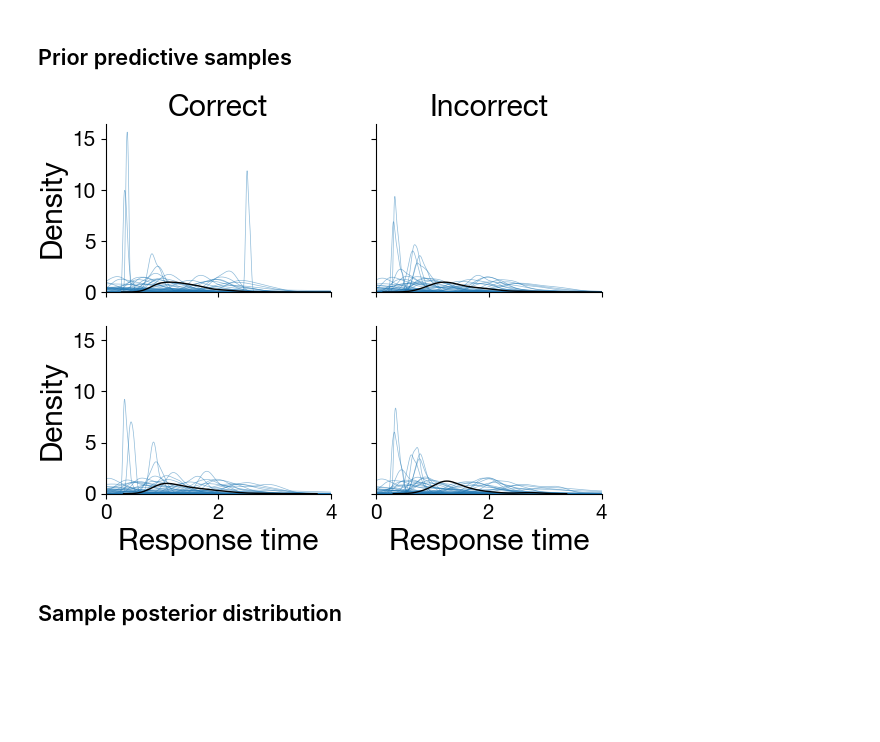
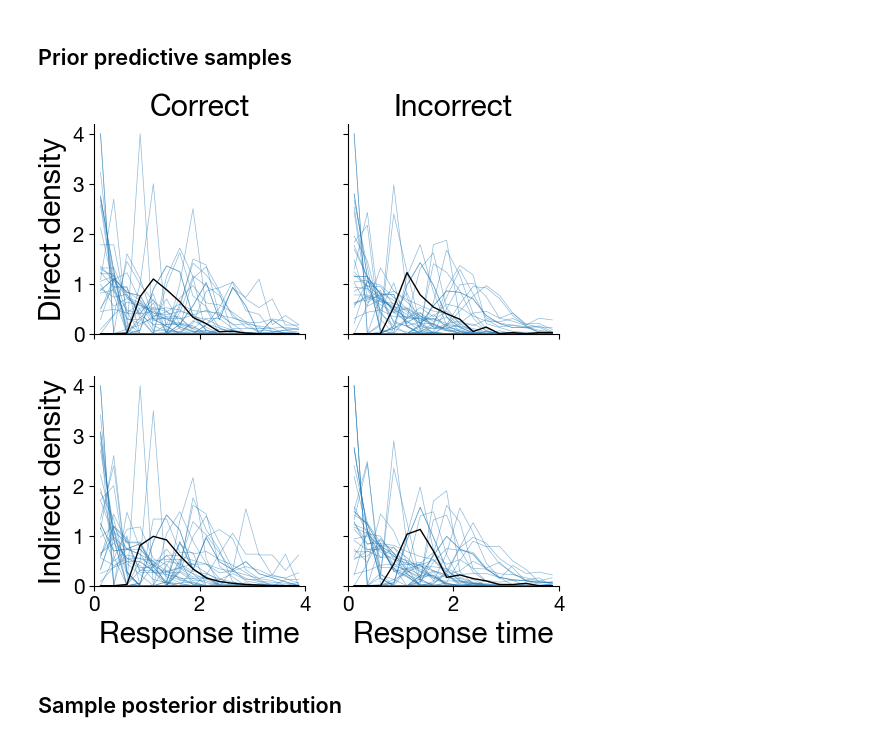
Before and after one commit to prestonlab/devreact, a Jupyter notebook: jupyter/test_recovery_3afc_single.ipynb, the cells around one changed output. Saved outputs shown, nothing was run; the diff lists cells and outputs as text; code cells hidden in the pictures; blank space fills up the shorter version.

```diff
--- a/jupyter/test_recovery_3afc_single.ipynb
+++ b/jupyter/test_recovery_3afc_single.ipynb
@@ -80,26 +80,7 @@ samples = pp.prior_predictive.stack({'sample': ['chain', 'draw']})
-# %%
-fig, ax = plt.subplots(2, 2, sharex=True, sharey=True)
-ppc_kwargs = {'linewidth': 0.5, 'alpha': 0.5, 'color': 'C0', 'warn_singular': False}
-obs_kwargs = {'linewidth': 1, 'color': 'k'}
-for i in range(50):
-    sample = samples.isel(sample=i)
-    responses = sample.sel(component='response').response.values
-    times = sample.sel(component='response_time').response.values
-    for i, N in enumerate([1, 2]):
-        for j, R in enumerate([1, 0]):
-            sns.kdeplot(times[(n == N) & (responses == R)], ax=ax[i, j], **ppc_kwargs)
-
-responses = pp.observed_data.sel(component='response').response.values
-times = pp.observed_data.sel(component='response_time').response.values
-for i, N in enumerate([1, 2]):
-    for j, R in enumerate([1, 0]):
-        sns.kdeplot(times[(n == N) & (responses == R)], ax=ax[i, j], **obs_kwargs)
-ax[0, 0].set(title='Correct', xlabel='Response time', xlim=[0, 4])
-ax[0, 1].set(title='Incorrect', xlabel='Response time', xlim=[0, 4]);
-ax[1, 0].set(xlabel='Response time')
-ax[1, 1].set(xlabel='Response time');
-# %% [output]
-[figure, removed]
+# %%
+figures.plot_predictive(pp, group='prior', max_time=4);
+# %% [output]
+[figure, added]
 # %% [markdown]
 ## Sample posterior distribution
 # %%
```
Also changed, not shown: parts of 9 cells of this notebook.
